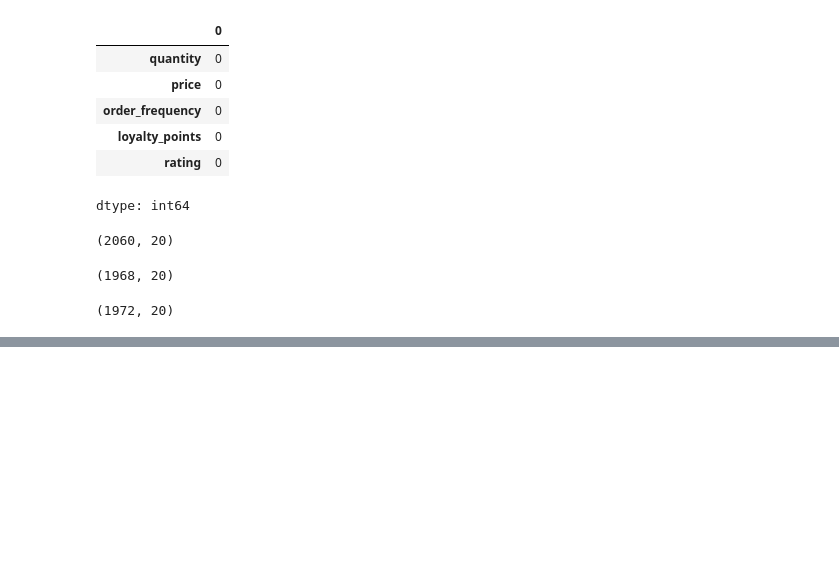
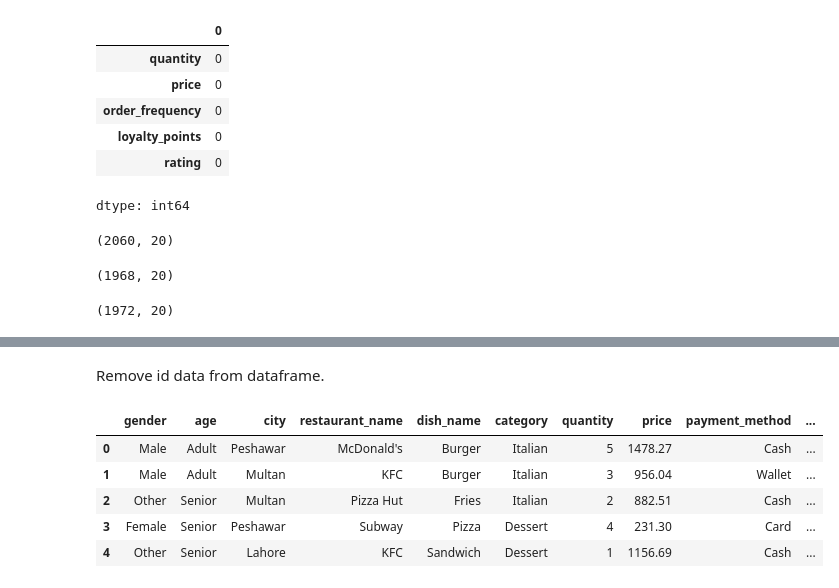
Before and after one commit to Ichsan4Fa/FoodPanda_Analyze, a Jupyter notebook: FoodPanda_Data.ipynb, the cells around one changed output, grey strips where cells are left out. Saved outputs shown, nothing was run; the diff lists cells and outputs as text; code cells hidden in the pictures; blank space fills up the shorter version.

```diff
--- a/FoodPanda_Data.ipynb
+++ b/FoodPanda_Data.ipynb
@@ -168,0 +183,12 @@ delayed_classes.shape
+# %% [markdown]
+Remove id data from dataframe.
+# %%
+no_id_df = no_date_df.drop(['customer_id','order_id'],axis=1)
+no_id_df.head()
+# %% [output]
+|  | gender | age | city | restaurant_name | dish_name | category | quantity | price | payment_method | ... |
+| 0 | Male | Adult | Peshawar | McDonald's | Burger | Italian | 5 | 1478.27 | Cash | ... |
+| 1 | Male | Adult | Multan | KFC | Burger | Italian | 3 | 956.04 | Wallet | ... |
+| 2 | Other | Senior | Multan | Pizza Hut | Fries | Italian | 2 | 882.51 | Cash | ... |
+| 3 | Female | Senior | Peshawar | Subway | Pizza | Dessert | 4 | 231.30 | Card | ... |
+| 4 | Other | Senior | Lahore | KFC | Sandwich | Dessert | 1 | 1156.69 | Cash | ... |
```
Also changed, not shown: parts of 3 cells of this notebook.
